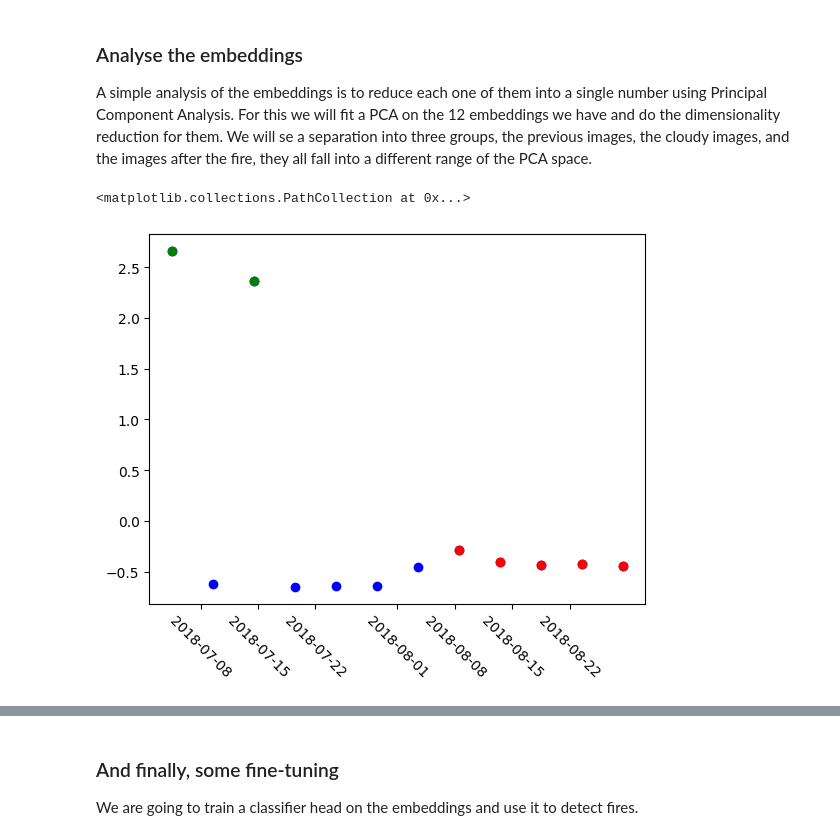
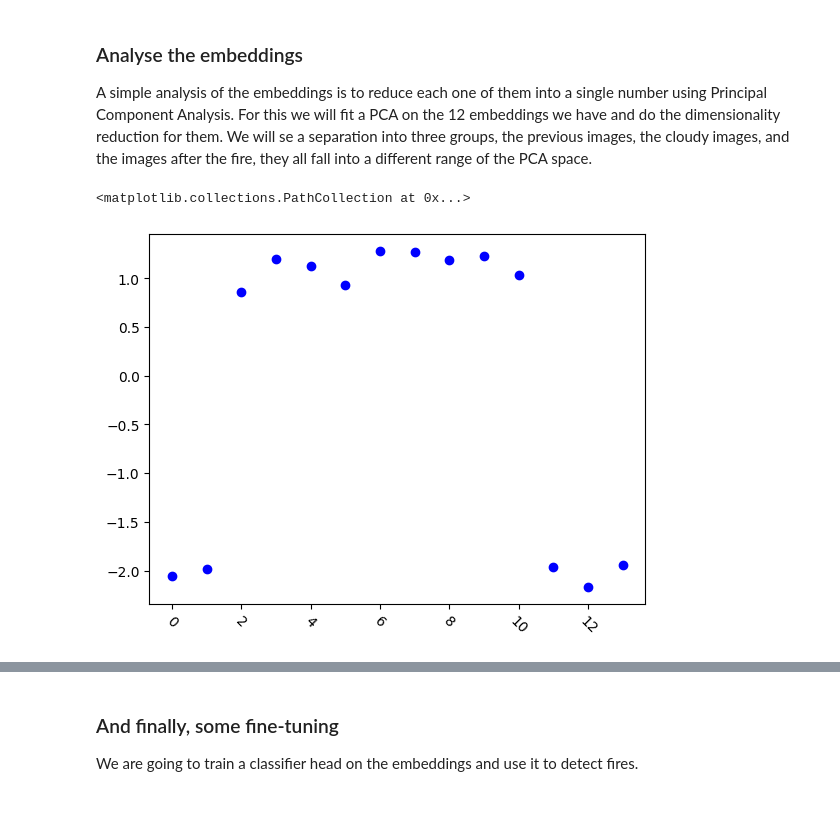
Before and after one commit to beatrizbsperes/claymodel, a Jupyter notebook: docs/tutorials/wall-to-wall.ipynb, the cells around one changed output, grey strips where cells are left out. Drawn from its saved outputs; the diff is of its cells as text; code cells hidden in the pictures; blank space fills up the shorter version.

Commit message:
Sentinel-1 flood case for Clay.

```diff
--- a/docs/tutorials/wall-to-wall.ipynb
+++ b/docs/tutorials/wall-to-wall.ipynb
@@ -174,0 +178,3 @@ for i in range(DATASET_NUMBER):
+# %%
+pixels = np.array(patches)
+pixels.shape
@@ -337,16 +363,16 @@ The Clay model will accept any band combination in any order, from different pla
 For Sentinel-2 we can use a metadata file of the model to extract those values. But this could also be something custom for a different platform.
 # %%
 # Extract mean, std, and wavelengths from metadata
-platform = "sentinel-2-l2a"
+platform = "sentinel-1-rtc"
 metadata = Box(yaml.safe_load(open("../../configs/metadata.yaml")))
 mean = []
 std = []
 waves = []
 # Use the band names to get the correct values in the correct order.
-for band in stack.band:
-    mean.append(metadata[platform].bands.mean[str(band.values)])
-    std.append(metadata[platform].bands.std[str(band.values)])
-    waves.append(metadata[platform].bands.wavelength[str(band.values)])
+for band in ["vv", "vh"]:
+    mean.append(metadata[platform].bands.mean[band])
+    std.append(metadata[platform].bands.std[band])
+    waves.append(metadata[platform].bands.wavelength[band])
 
 # Prepare the normalization transform function using the mean and std values.
 transform = v2.Compose(
@@ -365,9 +391,8 @@ def normalize_timestamp(date):
     hour = date.hour * 2 * np.pi / 24
 
     return (math.sin(week), math.cos(week)), (math.sin(hour), math.cos(hour))
-
-
-datetimes = stack.time.values.astype("datetime64[s]").tolist()
+import datetime
+datetimes = len(pixels) * [datetime.datetime(2024, 10, 31)]
 times = [normalize_timestamp(dat) for dat in datetimes]
 week_norm = [dat[0] for dat in times]
 hour_norm = [dat[1] for dat in times]
@@ -380,14 +405,15 @@ def normalize_latlon(lat, lon):
 
     return (math.sin(lat), math.cos(lat)), (math.sin(lon), math.cos(lon))
 
-
+lat = 39.28
+lon = -0.30
 latlons = [normalize_latlon(lat, lon)] * len(times)
 lat_norm = [dat[0] for dat in latlons]
 lon_norm = [dat[1] for dat in latlons]
 
 # Normalize pixels
-pixels = torch.from_numpy(stack.data.astype(np.float32))
-pixels = transform(pixels)
+ptpixels = torch.from_numpy(pixels.astype(np.float32))
+ptpixels = transform(ptpixels)
 # %% [markdown]
 ### Combine the metadata and the transformed pixels
 
@@ -404,7 +430,7 @@ datacube = {
     "latlon": torch.tensor(
         np.hstack((lat_norm, lon_norm)), dtype=torch.float32, device=device
     ),
-    "pixels": pixels.to(device),
-    "gsd": torch.tensor(stack.gsd.values, device=device),
+    "pixels": ptpixels.to(device),
+    "gsd": torch.tensor(10, device=device),
     "waves": torch.tensor(waves, device=device),
 }
@@ -426,19 +472,12 @@ A simple analysis of the embeddings is to reduce each one of them into a single
 # %%
 # Run PCA
 pca = decomposition.PCA(n_components=1)
 pca_result = pca.fit_transform(embeddings)
 
 plt.xticks(rotation=-45)
 
 # Plot all points in blue first
-plt.scatter(stack.time, pca_result, color="blue")
-
-# Re-plot cloudy images in green
-plt.scatter(stack.time[0], pca_result[0], color="green")
-plt.scatter(stack.time[2], pca_result[2], color="green")
-
-# Color all images after fire in red
-plt.scatter(stack.time[-5:], pca_result[-5:], color="red")
+plt.scatter(range(len(datetimes)), pca_result, color="blue")
 # %% [output]
 <matplotlib.collections.PathCollection at 0x...>
-[figure, old version]
+[figure, new version]
```
Also changed, not shown: parts of 9 cells of this notebook.
